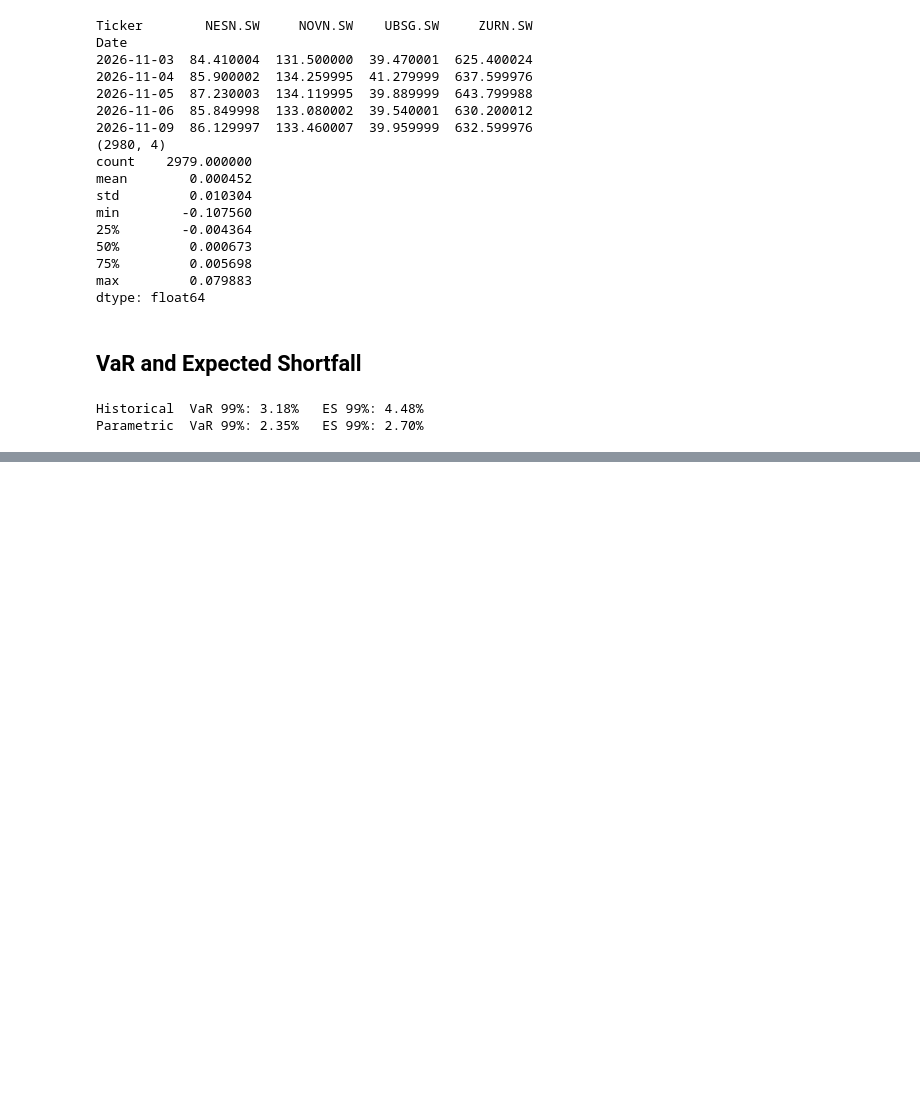
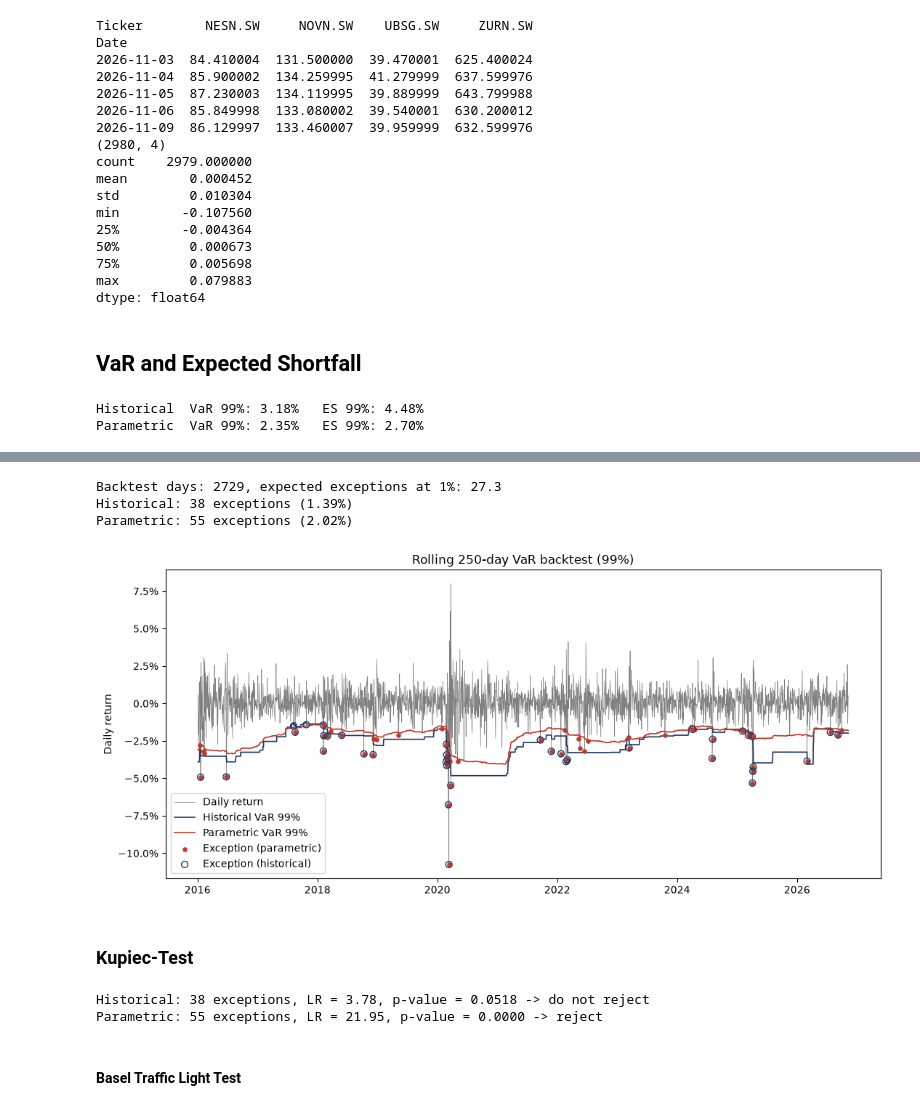
Before and after one commit to rachellliz/value-at-risk-backtest, a Jupyter notebook: var_backtest.ipynb, the cells around one changed output, grey strips where cells are left out. Saved outputs shown, nothing was run; the diff lists cells and outputs as text; code cells hidden in the pictures; blank space fills up the shorter version.

```diff
--- a/var_backtest.ipynb
+++ b/var_backtest.ipynb
@@ -90,0 +94,76 @@ Excess kurtosis: 10.24   (Normal distribution = 0)
+# %%
+window = 250
+
+var_hist_roll = -port_returns.rolling(window).quantile(alpha).shift(1)
+
+roll_mu = port_returns.rolling(window).mean()
+roll_sigma = port_returns.rolling(window).std()
+var_param_roll = -(roll_mu + z * roll_sigma).shift(1)
+
+bt = pd.DataFrame({
+    "ret": port_returns,
+    "var_hist": var_hist_roll,
+    "var_param": var_param_roll,
+}).dropna()
+
+bt["exc_hist"] = bt["ret"] < -bt["var_hist"]
+bt["exc_param"] = bt["ret"] < -bt["var_param"]
+
+n = len(bt)
+print(f"Backtest days: {n}, expected exceptions at 1%: {alpha * n:.1f}")
+print(f"Historical: {bt['exc_hist'].sum()} exceptions ({bt['exc_hist'].mean():.2%})")
+print(f"Parametric: {bt['exc_param'].sum()} exceptions ({bt['exc_param'].mean():.2%})")
+# %% [output]
+Backtest days: 2729, expected exceptions at 1%: 27.3
+Historical: 38 exceptions (1.39%)
+Parametric: 55 exceptions (2.02%)
+# %%
+from matplotlib.ticker import PercentFormatter
+
+fig, ax = plt.subplots(figsize=(11, 5))
+
+ax.plot(bt.index, bt["ret"], color="grey", linewidth=0.5, label="Daily return")
+ax.plot(bt.index, -bt["var_hist"], color="#1F3864", linewidth=1.2, label="Historical VaR 99%")
+ax.plot(bt.index, -bt["var_param"], color="#C0392B", linewidth=1.2, label="Parametric VaR 99%")
+
+exc_p = bt[bt["exc_param"]]
+exc_h = bt[bt["exc_hist"]]
+ax.scatter(exc_p.index, exc_p["ret"], color="#C0392B", s=14, zorder=3,
+           label="Exception (parametric)")
+ax.scatter(exc_h.index, exc_h["ret"], facecolors="none", edgecolors="#1F3864",
+           s=40, zorder=4, label="Exception (historical)")
+
+ax.yaxis.set_major_formatter(PercentFormatter(1.0))
+ax.set_ylabel("Daily return")
+ax.set_title("Rolling 250-day VaR backtest (99%)")
+ax.legend(loc="lower left")
+
+fig.tight_layout()
+fig.savefig("var_backtest.png", dpi=200)
+plt.show()
+# %% [output]
+[figure, added]
+# %% [markdown]
+### Kupiec-Test
+# %%
+from scipy.stats import chi2
+
+def kupiec_test(x, n, p=0.01):
+    """Kupiec proportion-of-failures test. Returns LR statistic and p-value."""
+    phat = x / n
+    log_l0 = (n - x) * np.log(1 - p) + x * np.log(p)
+    log_l1 = (n - x) * np.log(1 - phat) + x * np.log(phat)
+    lr = -2 * (log_l0 - log_l1)
+    p_value = 1 - chi2.cdf(lr, df=1)
+    return lr, p_value
+
+for name, col in [("Historical", "exc_hist"), ("Parametric", "exc_param")]:
+    x = bt[col].sum()
+    lr, pv = kupiec_test(x, n, alpha)
+    decision = "reject" if pv < 0.05 else "do not reject"
+    print(f"{name}: {x} exceptions, LR = {lr:.2f}, p-value = {pv:.4f} -> {decision}")
+# %% [output]
+Historical: 38 exceptions, LR = 3.78, p-value = 0.0518 -> do not reject
+Parametric: 55 exceptions, LR = 21.95, p-value = 0.0000 -> reject
+# %% [markdown]
+#### Basel Traffic Light Test
```
Also changed, not shown: parts of 4 cells of this notebook, 3 other files.
